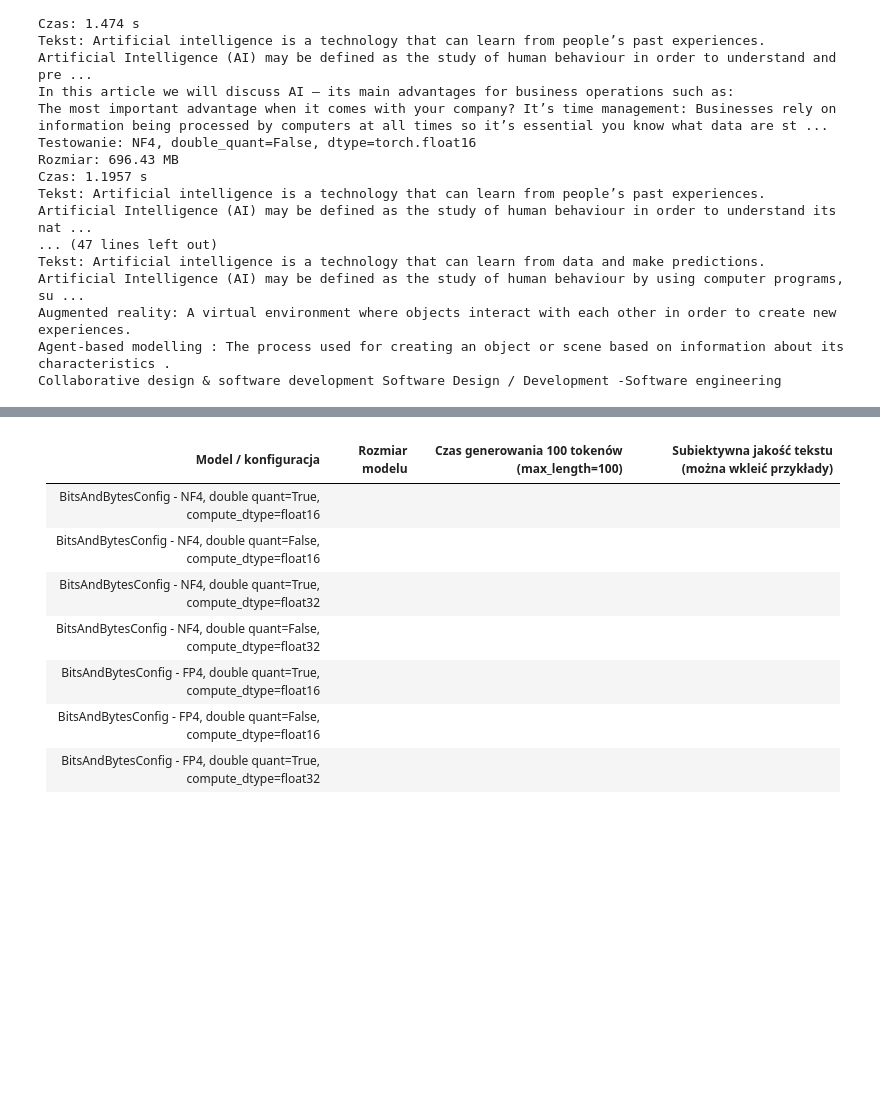
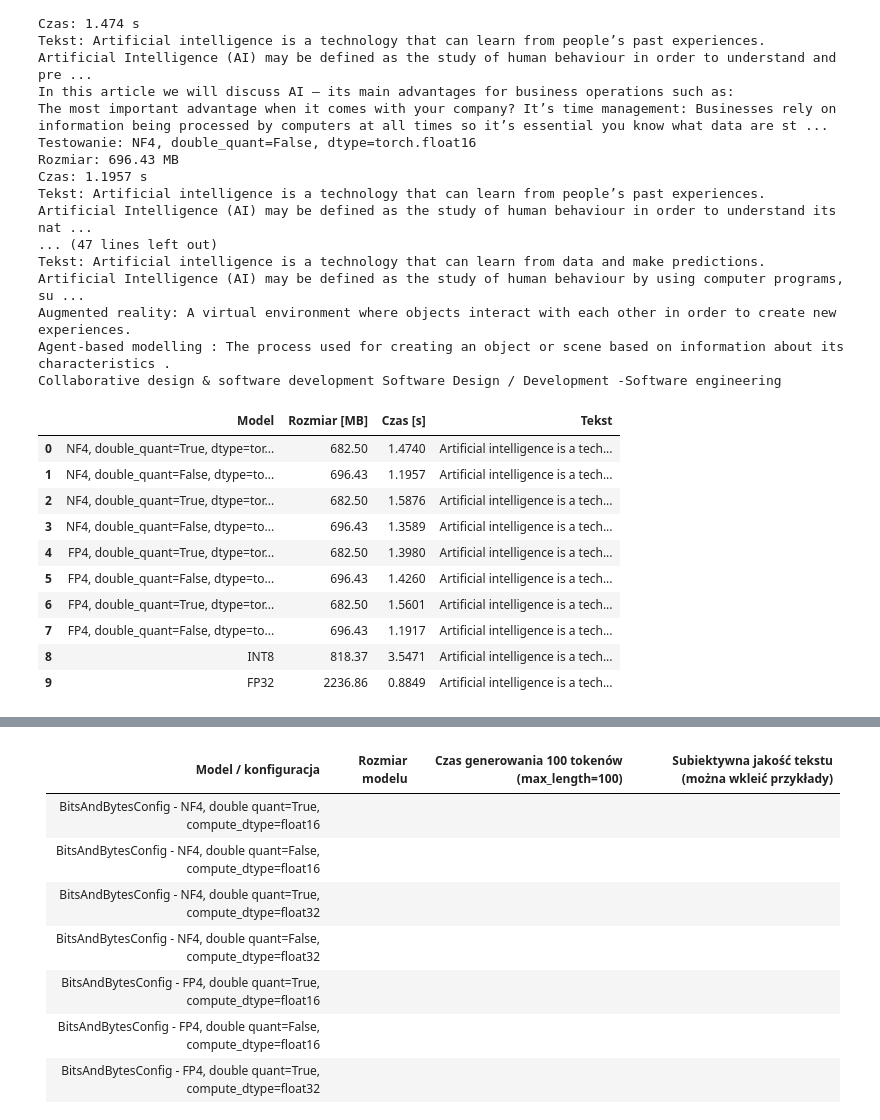
Before and after one commit to johnyboro/PJN, a Jupyter notebook: lab_08/8 - Kwantyzacja - PJN.ipynb, the cells around one changed output, grey strips where cells are left out. Drawn from its saved outputs; the diff is of its cells as text; code cells hidden in the pictures; blank space fills up the shorter version.

```diff
--- a/lab_08/8 - Kwantyzacja - PJN.ipynb
+++ b/lab_08/8 - Kwantyzacja - PJN.ipynb
@@ -615,6 +615,27 @@ df = pd.DataFrame(results)
 pd.set_option("display.max_colwidth", None)
 
 display(df)
+# %%
+import pandas as pd
+import matplotlib.pyplot as plt
+
+df = pd.read_csv("quantization_results.csv")
+
+pd.set_option("display.max_colwidth", None)
+
+display(df)
+# %% [output]
+|  | Model | Rozmiar [MB] | Czas [s] | Tekst |
+| 0 | NF4, double_quant=True, dtype=tor... | 682.50 | 1.4740 | Artificial intelligence is a tech... |
+| 1 | NF4, double_quant=False, dtype=to... | 696.43 | 1.1957 | Artificial intelligence is a tech... |
+| 2 | NF4, double_quant=True, dtype=tor... | 682.50 | 1.5876 | Artificial intelligence is a tech... |
+| 3 | NF4, double_quant=False, dtype=to... | 696.43 | 1.3589 | Artificial intelligence is a tech... |
+| 4 | FP4, double_quant=True, dtype=tor... | 682.50 | 1.3980 | Artificial intelligence is a tech... |
+| 5 | FP4, double_quant=False, dtype=to... | 696.43 | 1.4260 | Artificial intelligence is a tech... |
+| 6 | FP4, double_quant=True, dtype=tor... | 682.50 | 1.5601 | Artificial intelligence is a tech... |
+| 7 | FP4, double_quant=False, dtype=to... | 696.43 | 1.1917 | Artificial intelligence is a tech... |
+| 8 | INT8 | 818.37 | 3.5471 | Artificial intelligence is a tech... |
+| 9 | FP32 | 2236.86 | 0.8849 | Artificial intelligence is a tech... |
 # %%
 df.to_csv("quantization_results.csv", index=False)
 # %%
```
Also changed, not shown: parts of 2 cells of this notebook, 1 other file.
